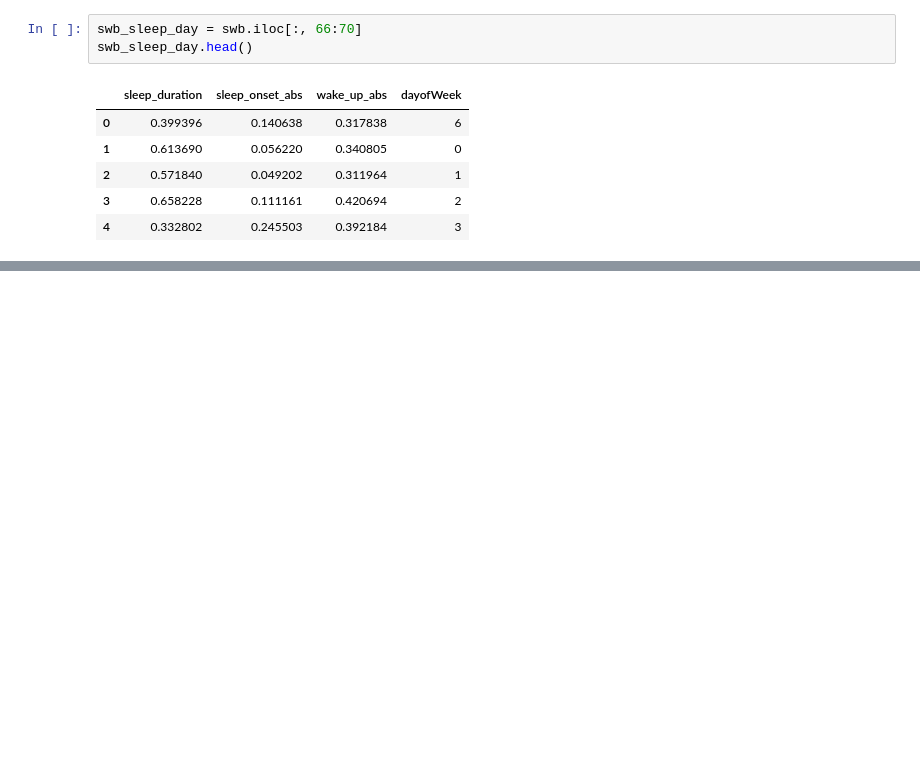
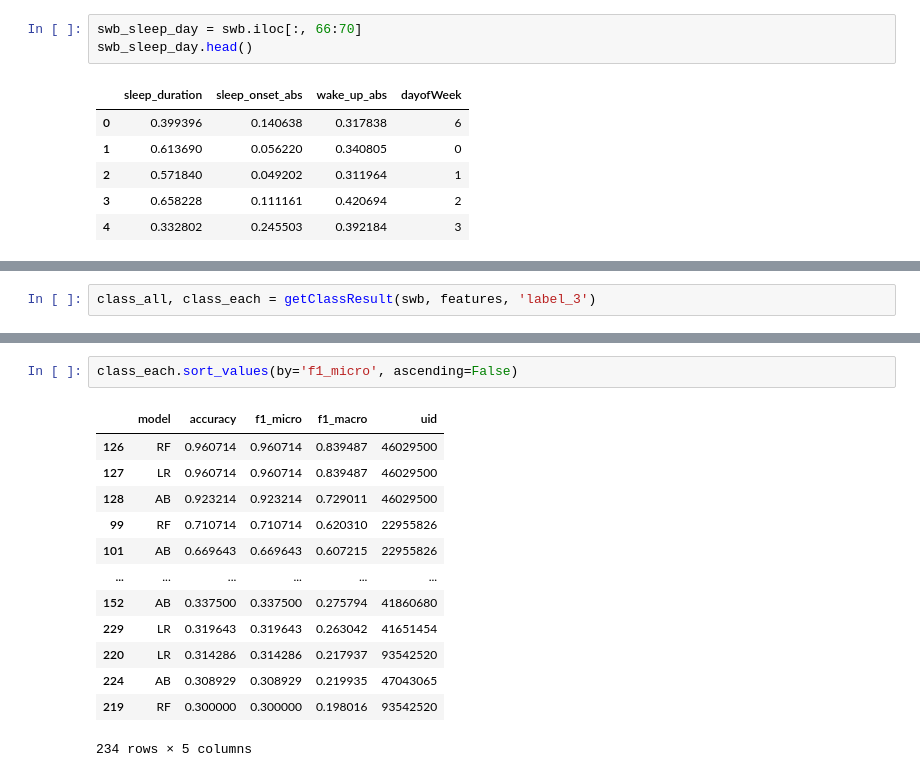
Before and after one commit to sy2399/Smartphone_Analysis, a Jupyter notebook: Code/03. Modeling/00. Model Basic1_SWB.ipynb, the cells around one changed output, grey strips where cells are left out. Saved outputs shown, nothing was run; the diff lists cells and outputs as text; blank space fills up the shorter version.

Commit message:
SWB_model_basic

```diff
--- a/Code/03. Modeling/00. Model Basic1_SWB.ipynb
+++ b/Code/03. Modeling/00. Model Basic1_SWB.ipynb
@@ -141,0 +269,2 @@ swb_sleep_day.head()
+# %%
+class_all, class_each = getClassResult(swb, features, 'label_3')
@@ -141,0 +278,16 @@ swb_sleep_day.head()
+# %%
+class_each.sort_values(by='f1_micro', ascending=False)
+# %% [output]
+|  | model | accuracy | f1_micro | f1_macro | uid |
+| 126 | RF | 0.960714 | 0.960714 | 0.839487 | 46029500 |
+| 127 | LR | 0.960714 | 0.960714 | 0.839487 | 46029500 |
+| 128 | AB | 0.923214 | 0.923214 | 0.729011 | 46029500 |
+| 99 | RF | 0.710714 | 0.710714 | 0.620310 | 22955826 |
+| 101 | AB | 0.669643 | 0.669643 | 0.607215 | 22955826 |
+| ... | ... | ... | ... | ... | ... |
+| 152 | AB | 0.337500 | 0.337500 | 0.275794 | 41860680 |
+| 229 | LR | 0.319643 | 0.319643 | 0.263042 | 41651454 |
+| 220 | LR | 0.314286 | 0.314286 | 0.217937 | 93542520 |
+| 224 | AB | 0.308929 | 0.308929 | 0.219935 | 47043065 |
+| 219 | RF | 0.300000 | 0.300000 | 0.198016 | 93542520 |
+234 rows × 5 columns
```
Also changed, not shown: parts of 20 cells of this notebook.
